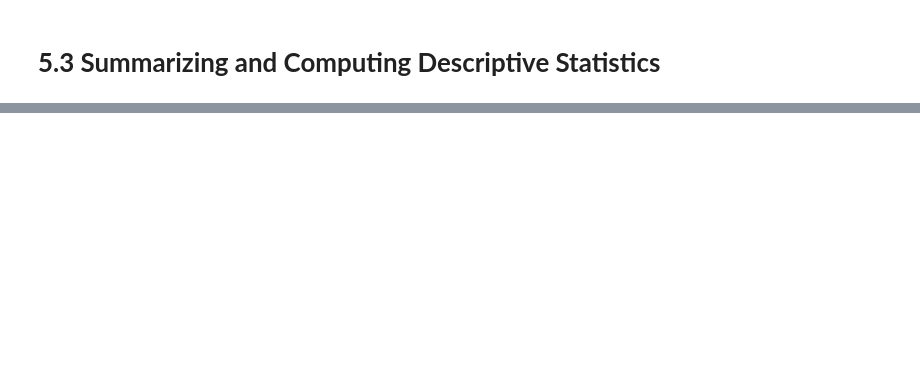
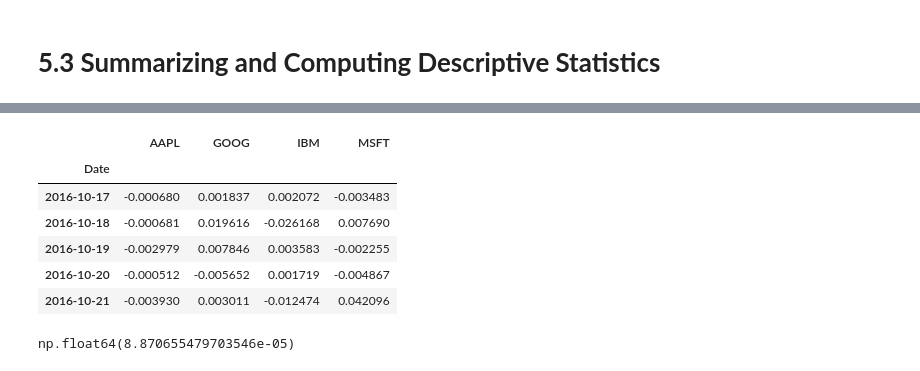
Before and after one commit to Saifullah785/python-for-data-analysis-notes, a Jupyter notebook: Chapter_05_Getting_Started_with_pandas/Chapter_05_Getting_Started_with_pandas.ipynb, the cells around one changed output, grey strips where cells are left out. Drawn from its saved outputs; the diff is of its cells as text; code cells hidden in the pictures; blank space fills up the shorter version.

```diff
--- a/Chapter_05_Getting_Started_with_pandas/Chapter_05_Getting_Started_with_pandas.ipynb
+++ b/Chapter_05_Getting_Started_with_pandas/Chapter_05_Getting_Started_with_pandas.ipynb
@@ -1400,0 +1795,19 @@ obj = pd.Series(range(5), index=['a', 'a', 'b', 'b', 'c'])
+# %%
+# prompt: write a code for fectching data from this link data name is yahoo_price and yahoo volume .pklhttps://github.com/wesm/pydata-book/blob/d86d8056fa17b180e2a7dc1d9ae1cfb830967d50/examples/yahoo_price.pkl second is https://github.com/wesm/pydata-book/blob/d86d8056fa17b180e2a7dc1d9ae1cfb830967d50/examples/yahoo_volume.pkl
+
+import pandas as pd
+
+# Download the pickle files from the URLs
+yahoo_price_url = 'https://github.com/wesm/pydata-book/raw/d86d8056fa17b180e2a7dc1d9ae1cfb830967d50/examples/yahoo_price.pkl'
+yahoo_volume_url = 'https://github.com/wesm/pydata-book/raw/d86d8056fa17b180e2a7dc1d9ae1cfb830967d50/examples/yahoo_volume.pkl'
+
+# Read the pickle files into pandas DataFrames
+price = pd.read_pickle(yahoo_price_url)
+volume = pd.read_pickle(yahoo_volume_url)
+
+# Display the first few rows of each DataFrame to verify
+print("Yahoo Price Data:")
+print(price.head())
+
+print("\nYahoo Volume Data:")
+print(volume.head())
@@ -1400,0 +1837,20 @@ obj = pd.Series(range(5), index=['a', 'a', 'b', 'b', 'c'])
+# %%
+# Calculate the percentage change in price for each stock over time to get daily returns
+returns = price.pct_change()
+# Display the last few rows of the calculated returns
+returns.tail()
+# %% [output]
+|  | AAPL | GOOG | IBM | MSFT |
+| Date |  |  |  |  |
+| 2016-10-17 | -0.000680 | 0.001837 | 0.002072 | -0.003483 |
+| 2016-10-18 | -0.000681 | 0.019616 | -0.026168 | 0.007690 |
+| 2016-10-19 | -0.002979 | 0.007846 | 0.003583 | -0.002255 |
+| 2016-10-20 | -0.000512 | -0.005652 | 0.001719 | -0.004867 |
+| 2016-10-21 | -0.003930 | 0.003011 | -0.012474 | 0.042096 |
+# %%
+# Calculate the correlation between the returns of Microsoft (MSFT) and IBM
+returns['MSFT'].corr(returns['IBM'])
+# Calculate the covariance between the returns of Microsoft (MSFT) and IBM
+returns['MSFT'].cov(returns['IBM'])
+# %% [output]
+np.float64(8.870655479703546e-05)
```
Also changed, not shown: parts of 62 cells of this notebook.
